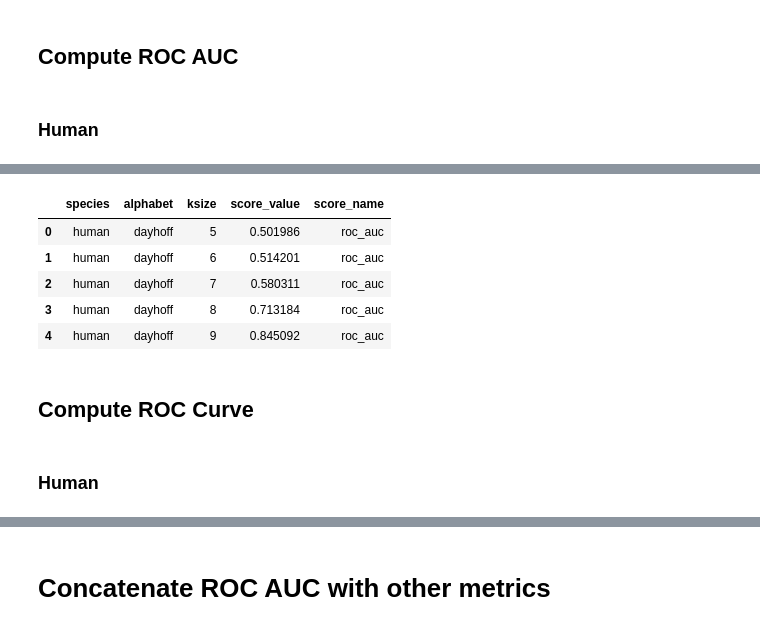
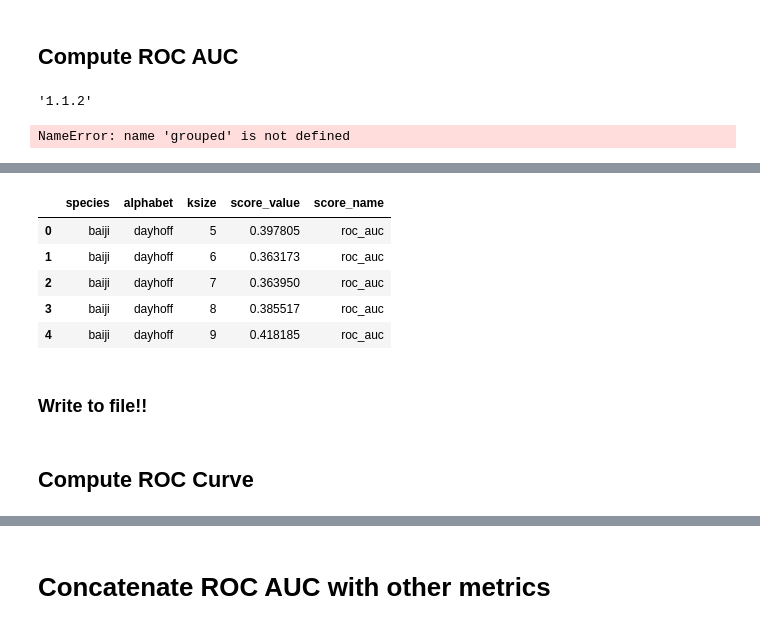
Before and after one commit to czbiohub-sf/scrnaseq-for-the-99-percent, a Jupyter notebook: notebooks/106_sklearn_metrics_human_qfo_busco_mammalia.ipynb, the cells around one changed output, grey strips where cells are left out. Cells and saved outputs as stored; diff of their text form; code cells hidden in the pictures.

```diff
--- a/notebooks/106_sklearn_metrics_human_qfo_busco_mammalia.ipynb
+++ b/notebooks/106_sklearn_metrics_human_qfo_busco_mammalia.ipynb
@@ -83,11 +149,10 @@ Name: is_coding, dtype: bool
 has_stop_codon = 'Translation frame has stop codon(s)'
 
 
-parquet = '/mnt/ibm_sm/home/olga/pipeline-results/human-simulated/nf-predictorthologs--busco-mammalia-human/translate/coding_scores.parquet'
-human_scores_for_metrics = pd.read_parquet(parquet, use_threads=True)
-human_scores_for_metrics = human_scores_for_metrics.query('(category == "Non-coding") or (category == "Coding")')
+parquet = '/home/olga/data_sm/immune-evolution/pipeline-results/human-simulated/coding_scores.parquet'
+scores_for_metrics = pd.read_parquet(parquet, use_threads=True)
+combined_scores = scores_for_metrics.query('(category == "Non-coding") or (category == "Coding")')
 
 # human_scores_for_metrics = human_scores_for_metrics.set_index('read_id_frame')
-print(human_scores_for_metrics.shape)
-human_scores_for_metrics.head()
+describe(combined_scores)
 # %% [output]
@@ -195,0 +178,2 @@ combined_scores.head()
+# %%
+combined_scores = scores_for_metrics
@@ -285,12 +465,20 @@ sns.catplot(x='ksize', y='score_value', hue='alphabet', row='score_name', col='s
 # %% [markdown]
 ## Compute ROC AUC
-# %% [markdown]
-### Human
+# %%
+pd.__version__
+# %% [output]
+'1.1.2'
+# %%
+grouped
+# %% [output]
+NameError: name 'grouped' is not defined
 # %%
 %%time
 
 def compute_roc_auc(coding_results, true_coding_frame=true_coding_frame):
-    scores = coding_results.groupby(['species', 'alphabet', 'ksize']).jaccard_in_peptide_db.apply(
+    scores = coding_results.groupby(
+        ['species', 'alphabet', 'ksize']
+    ).jaccard_in_peptide_db.apply(
         lambda x: sklearn.metrics.roc_auc_score(true_coding_frame[x.index], x))
 
     scores.name = 'score_value'
@@ -307,6 +495,8 @@ Wall time: 2min 16s
 |  | species | alphabet | ksize | score_value | score_name |
-| 0 | human | dayhoff | 5 | 0.501986 | roc_auc |
-| 1 | human | dayhoff | 6 | 0.514201 | roc_auc |
-| 2 | human | dayhoff | 7 | 0.580311 | roc_auc |
-| 3 | human | dayhoff | 8 | 0.713184 | roc_auc |
-| 4 | human | dayhoff | 9 | 0.845092 | roc_auc |
+| 0 | baiji | dayhoff | 5 | 0.397805 | roc_auc |
+| 1 | baiji | dayhoff | 6 | 0.363173 | roc_auc |
+| 2 | baiji | dayhoff | 7 | 0.363950 | roc_auc |
+| 3 | baiji | dayhoff | 8 | 0.385517 | roc_auc |
+| 4 | baiji | dayhoff | 9 | 0.418185 | roc_auc |
+# %% [markdown]
+### Write to file!!
@@ -313,8 +506,6 @@ Wall time: 2min 16s
 # %% [markdown]
 
 ## Compute ROC Curve
-# %% [markdown]
-### Human
 # %%
 %%time
 
```
Also changed, not shown: parts of 69 cells of this notebook, 3 other files.
